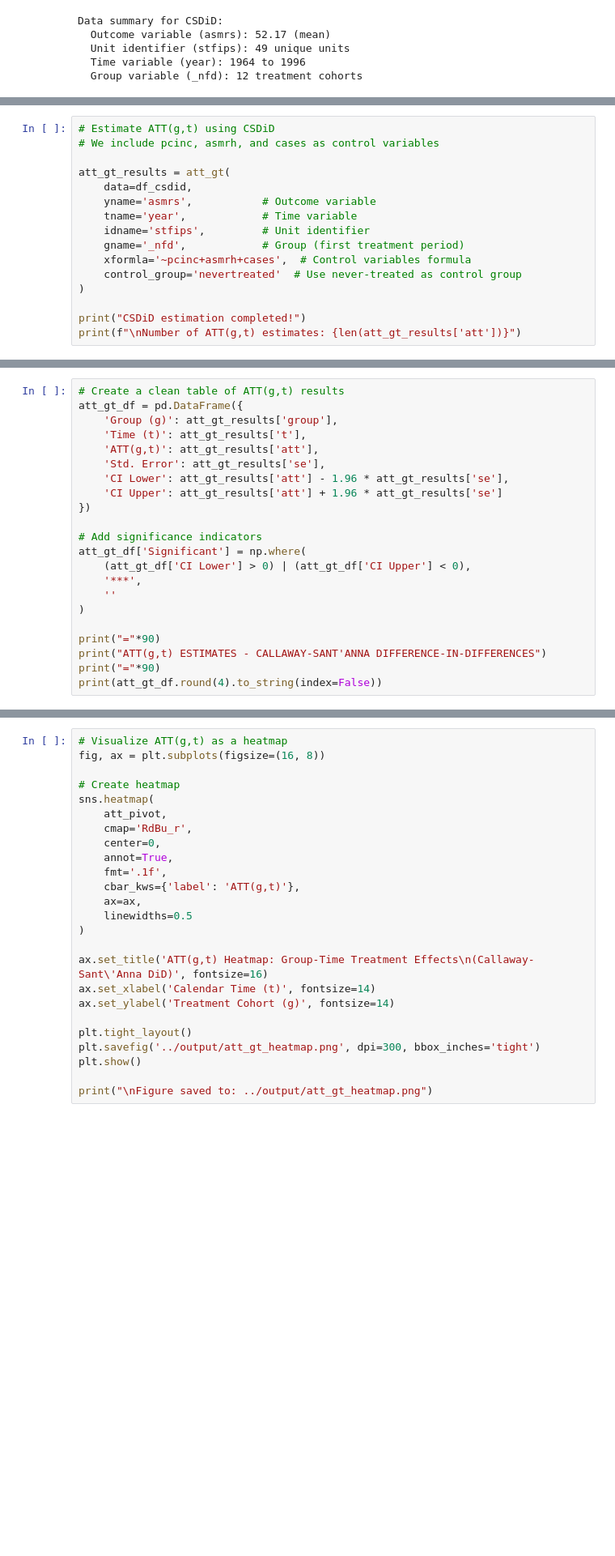
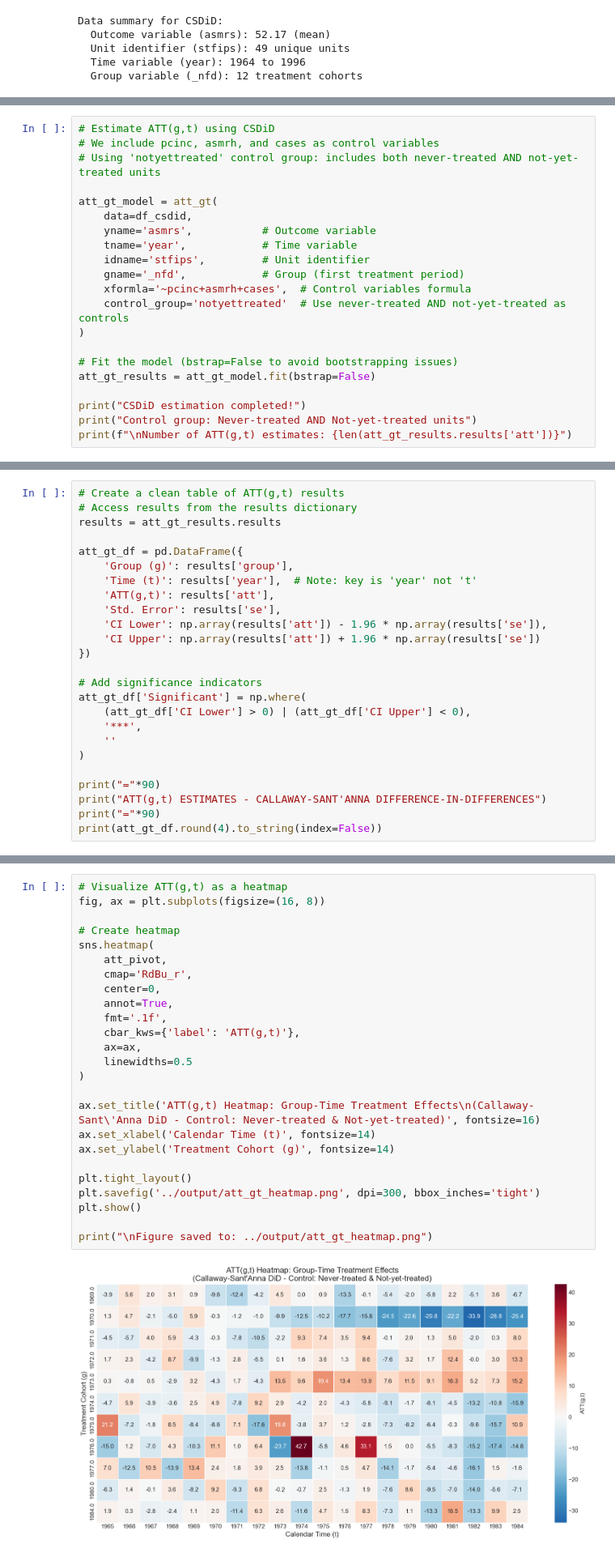
Before and after one commit to gsaco/CSDiD, a Jupyter notebook: Python/scripts/Q2_CSDiD.ipynb, the cells around one changed output, grey strips where cells are left out. Shown: that part at 81% size. Saved outputs shown, nothing was run; the diff lists cells and outputs as text; blank space fills up the shorter version.

```diff
--- a/Python/scripts/Q2_CSDiD.ipynb
+++ b/Python/scripts/Q2_CSDiD.ipynb
@@ -101,18 +137,23 @@ Where:
 # %%
 # Estimate ATT(g,t) using CSDiD
 # We include pcinc, asmrh, and cases as control variables
+# Using 'notyettreated' control group: includes both never-treated AND not-yet-treated units
 
-att_gt_results = att_gt(
+att_gt_model = att_gt(
     data=df_csdid,
     yname='asmrs',           # Outcome variable
     tname='year',            # Time variable
     idname='stfips',         # Unit identifier
     gname='_nfd',            # Group (first treatment period)
     xformla='~pcinc+asmrh+cases',  # Control variables formula
-    control_group='nevertreated'  # Use never-treated as control group
+    control_group='notyettreated'  # Use never-treated AND not-yet-treated as controls
 )
 
+# Fit the model (bstrap=False to avoid bootstrapping issues)
+att_gt_results = att_gt_model.fit(bstrap=False)
+
 print("CSDiD estimation completed!")
-print(f"\nNumber of ATT(g,t) estimates: {len(att_gt_results['att'])}")
+print("Control group: Never-treated AND Not-yet-treated units")
+print(f"\nNumber of ATT(g,t) estimates: {len(att_gt_results.results['att'])}")
 # %% [output]
 dropped, 429, rows from original data due to missing data
@@ -121,12 +176,15 @@ TypeError: 'ATTgt' object is not subscriptable
 # %%
 # Create a clean table of ATT(g,t) results
+# Access results from the results dictionary
+results = att_gt_results.results
+
 att_gt_df = pd.DataFrame({
-    'Group (g)': att_gt_results['group'],
-    'Time (t)': att_gt_results['t'],
-    'ATT(g,t)': att_gt_results['att'],
-    'Std. Error': att_gt_results['se'],
-    'CI Lower': att_gt_results['att'] - 1.96 * att_gt_results['se'],
-    'CI Upper': att_gt_results['att'] + 1.96 * att_gt_results['se']
+    'Group (g)': results['group'],
+    'Time (t)': results['year'],  # Note: key is 'year' not 't'
+    'ATT(g,t)': results['att'],
+    'Std. Error': results['se'],
+    'CI Lower': np.array(results['att']) - 1.96 * np.array(results['se']),
+    'CI Upper': np.array(results['att']) + 1.96 * np.array(results['se'])
 })
 
 # Add significance indicators
@@ -161,25 +271,27 @@ print("\nResults saved to: ../output/att_gt_results.csv")
 # %%
 # Visualize ATT(g,t) as a heatmap
 fig, ax = plt.subplots(figsize=(16, 8))
 
 # Create heatmap
 sns.heatmap(
     att_pivot,
     cmap='RdBu_r',
     center=0,
     annot=True,
     fmt='.1f',
     cbar_kws={'label': 'ATT(g,t)'},
     ax=ax,
     linewidths=0.5
 )
 
-ax.set_title('ATT(g,t) Heatmap: Group-Time Treatment Effects\n(Callaway-Sant\'Anna DiD)', fontsize=16)
+ax.set_title('ATT(g,t) Heatmap: Group-Time Treatment Effects\n(Callaway-Sant\'Anna DiD - Control: Never-treated & Not-yet-treated)', fontsize=16)
 ax.set_xlabel('Calendar Time (t)', fontsize=14)
 ax.set_ylabel('Treatment Cohort (g)', fontsize=14)
 
 plt.tight_layout()
 plt.savefig('../output/att_gt_heatmap.png', dpi=300, bbox_inches='tight')
 plt.show()
 
 print("\nFigure saved to: ../output/att_gt_heatmap.png")
+# %% [output]
+[figure, added]
```
Also changed, not shown: parts of 33 cells of this notebook, 31 other files.
